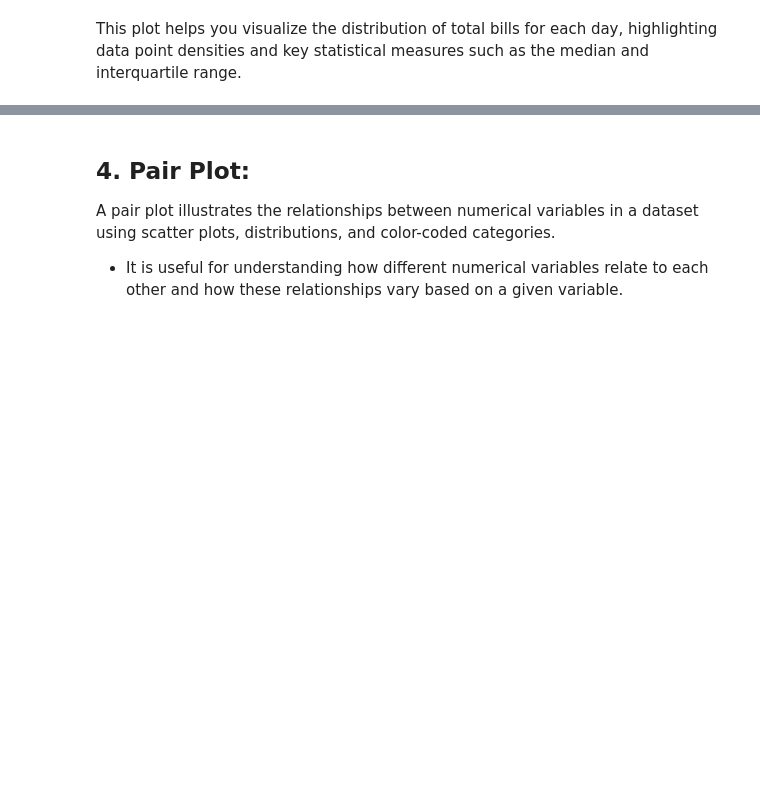
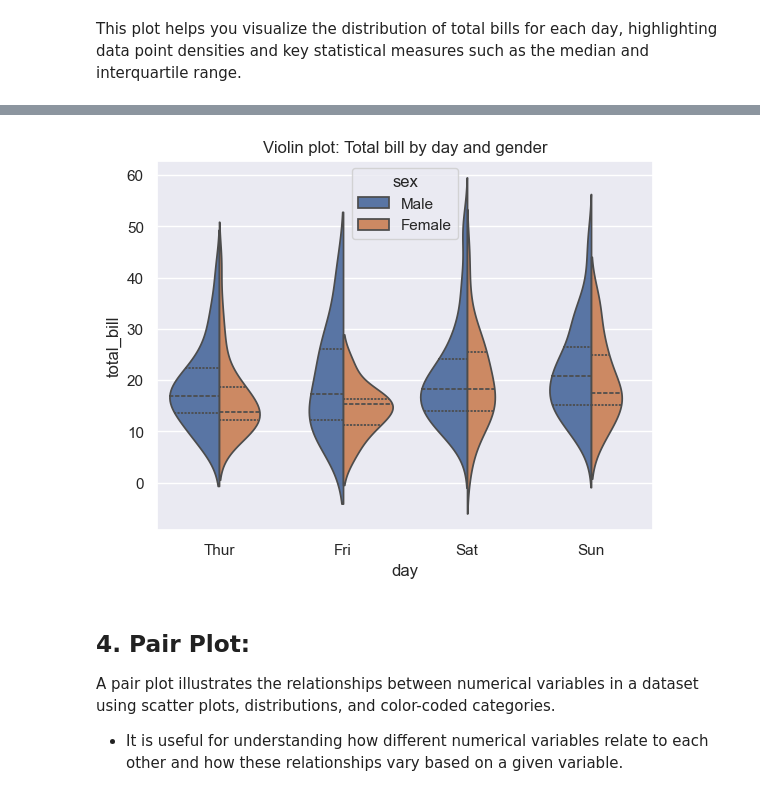
Before and after one commit to FaizHamid/AI_ML_STEP_BY_STEP, a Jupyter notebook: C_Applied Data Science with Python/5.0.2_Seaborn_Plotly_Visualization_Basics_to_Advanced.ipynb, the cells around one changed output, grey strips where cells are left out. Drawn from its saved outputs; the diff is of its cells as text; code cells hidden in the pictures; blank space fills up the shorter version.

```diff
--- a/C_Applied Data Science with Python/5.0.2_Seaborn_Plotly_Visualization_Basics_to_Advanced.ipynb
+++ b/C_Applied Data Science with Python/5.0.2_Seaborn_Plotly_Visualization_Basics_to_Advanced.ipynb
@@ -167,3 +175,9 @@ plt.show()
+# %%
+sns.violinplot(x='day', y='total_bill', hue='sex', data=tips, split=True, inner='quartile')
+plt.title('Violin plot: Total bill by day and gender')
+plt.show()
+# %% [output]
+[figure, added]
 # %% [markdown]
 ## __4. Pair Plot:__
 
```
Also changed, not shown: parts of 27 cells of this notebook, 4 other files.
